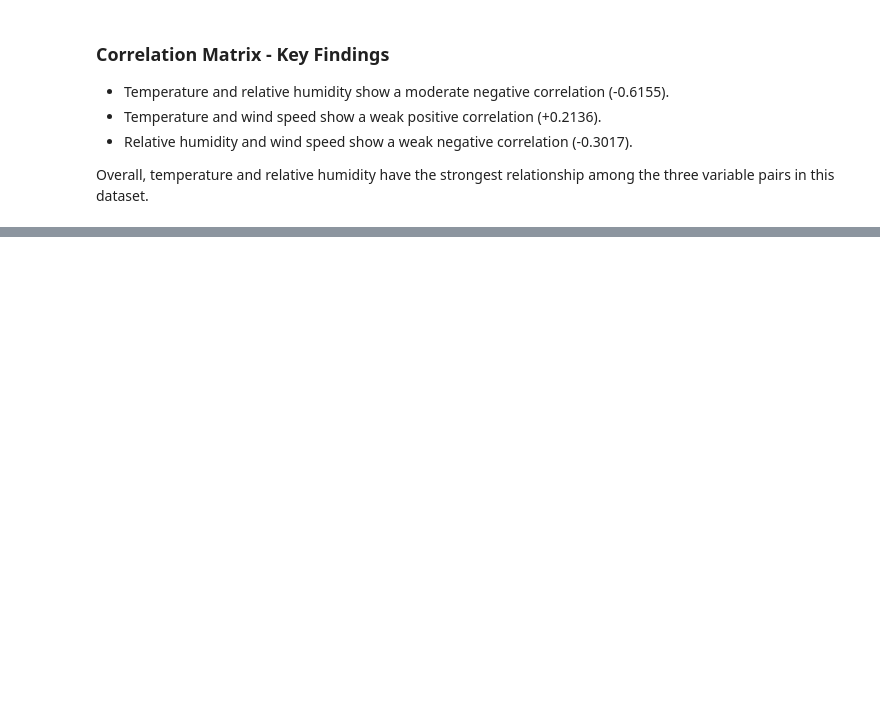
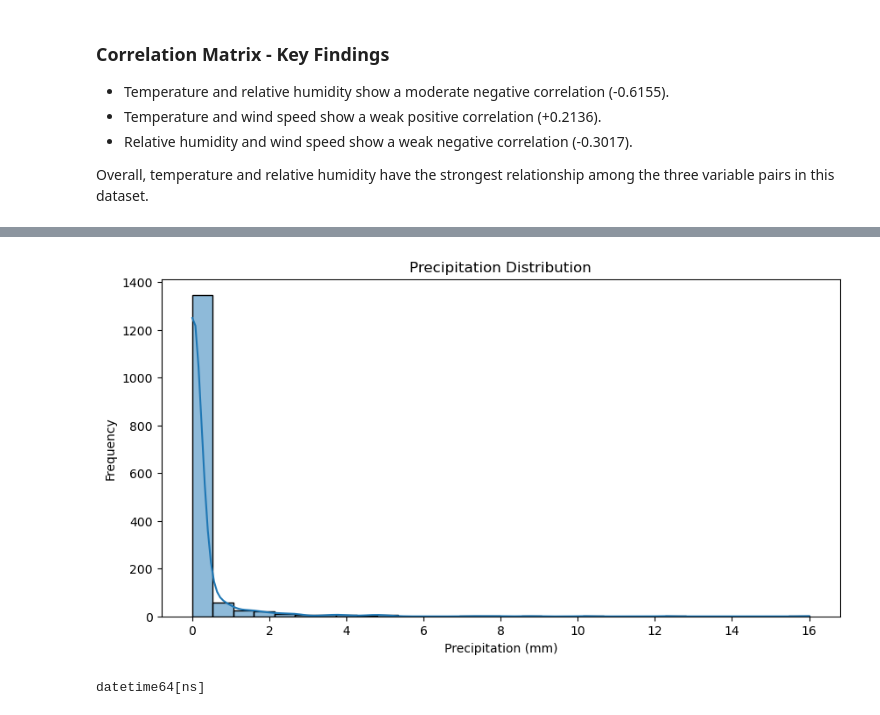
Before and after one commit to shabaz-syed/AtomSync-MicroClimate-Analaytics, a Jupyter notebook: Notebooks/01_data_understanding.ipynb, the cells around one changed output, grey strips where cells are left out. Saved outputs shown, nothing was run; the diff lists cells and outputs as text; code cells hidden in the pictures; blank space fills up the shorter version.

```diff
--- a/Notebooks/01_data_understanding.ipynb
+++ b/Notebooks/01_data_understanding.ipynb
@@ -308,0 +496,24 @@ among the three variable pairs in this dataset.
+# %%
+plt.figure(figsize=(10, 5))
+
+sns.histplot(
+    data=df,
+    x='precipitation_mm',
+    bins=30,
+    kde=True
+)
+
+plt.title('Precipitation Distribution')
+plt.xlabel('Precipitation (mm)')
+plt.ylabel('Frequency')
+
+plt.show()
+# %% [output]
+[figure, added]
+# %%
+#Convert timestamp into datetime:
+df['timestamp'] = pd.to_datetime(df['timestamp'])
+
+print(df['timestamp'].dtype)
+# %% [output]
+datetime64[ns]
```
Also changed, not shown: parts of 11 cells of this notebook.
